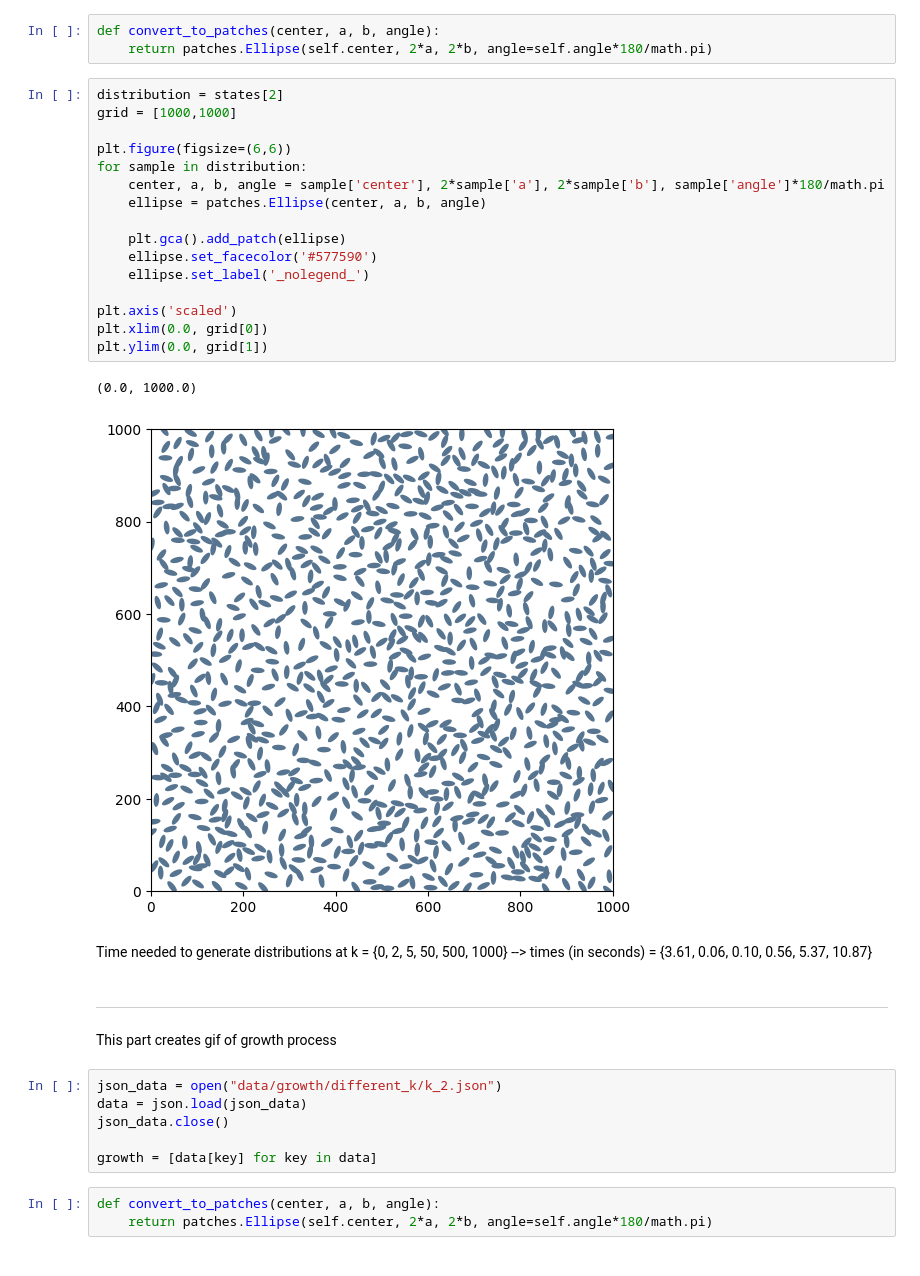
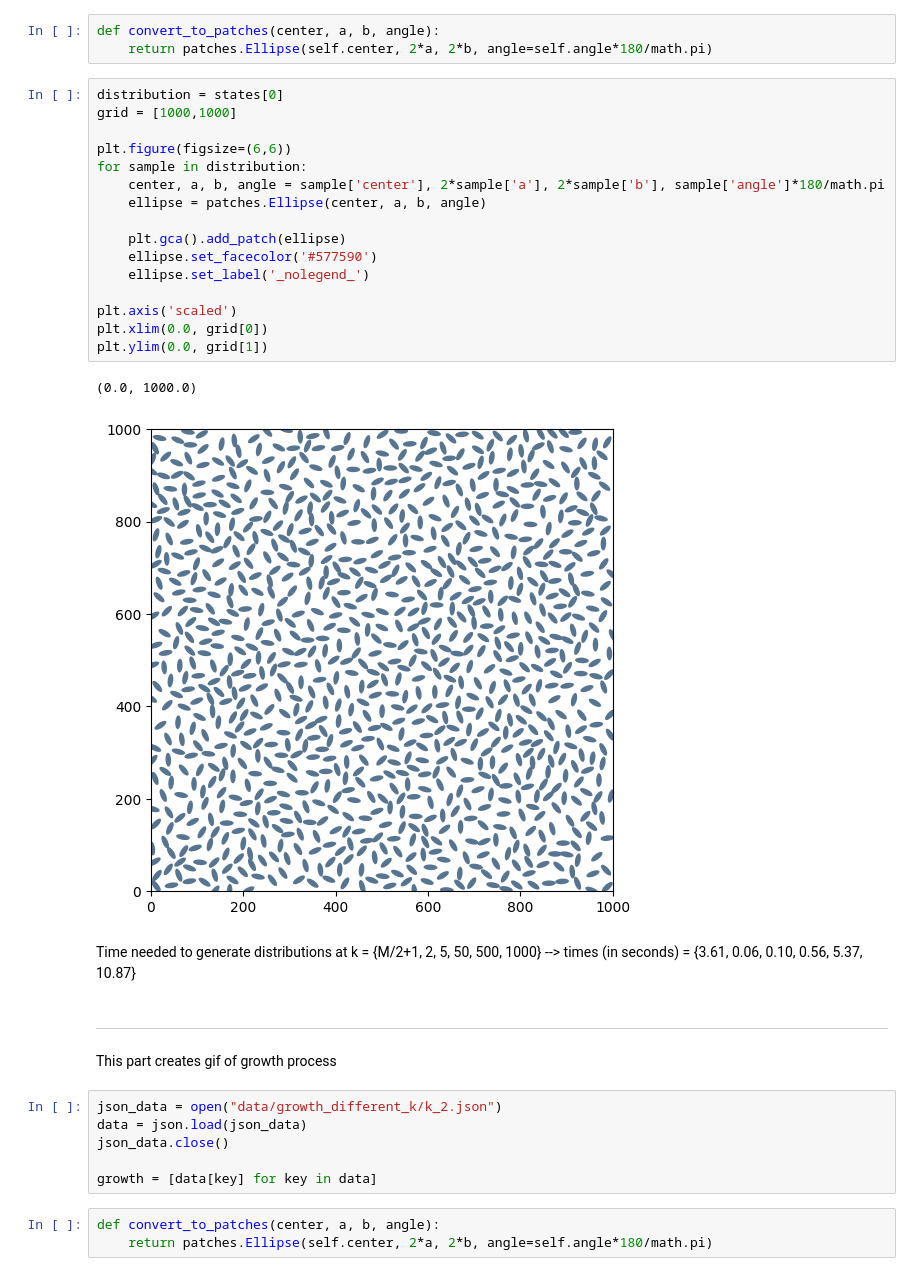
Before and after one commit to tinaaah/magistrska, a Jupyter notebook: code/test_jl.ipynb, the cells around one changed output. Cells and saved outputs as stored; diff of their text form.

```diff
--- a/code/test_jl.ipynb
+++ b/code/test_jl.ipynb
@@ -377,31 +377,31 @@ states = [data[key] for key in data]
 def convert_to_patches(center, a, b, angle):
     return patches.Ellipse(self.center, 2*a, 2*b, angle=self.angle*180/math.pi)
 # %%
-distribution = states[2]
+distribution = states[0]
 grid = [1000,1000]
 
 plt.figure(figsize=(6,6))
 for sample in distribution:
     center, a, b, angle = sample['center'], 2*sample['a'], 2*sample['b'], sample['angle']*180/math.pi
     ellipse = patches.Ellipse(center, a, b, angle)
 
     plt.gca().add_patch(ellipse)
     ellipse.set_facecolor('#577590')
     ellipse.set_label('_nolegend_')
 
 plt.axis('scaled')
 plt.xlim(0.0, grid[0])
 plt.ylim(0.0, grid[1])
 # %% [output]
 (0.0, 1000.0)
-[figure, old version]
+[figure, new version]
 # %% [markdown]
-Time needed to generate distributions at k = {0, 2, 5, 50, 500, 1000} --> times (in seconds) = {3.61, 0.06, 0.10, 0.56, 5.37, 10.87}
+Time needed to generate distributions at k = {M/2+1, 2, 5, 50, 500, 1000} --> times (in seconds) = {3.61, 0.06, 0.10, 0.56, 5.37, 10.87}
 # %% [markdown]
 ______________
 This part creates gif of growth process
 # %%
-json_data = open("data/growth/different_k/k_2.json")
+json_data = open("data/growth_different_k/k_2.json")
 data = json.load(json_data)
 json_data.close()
 
```
Also changed, not shown: parts of 1 cell of this notebook, 8 other files.
